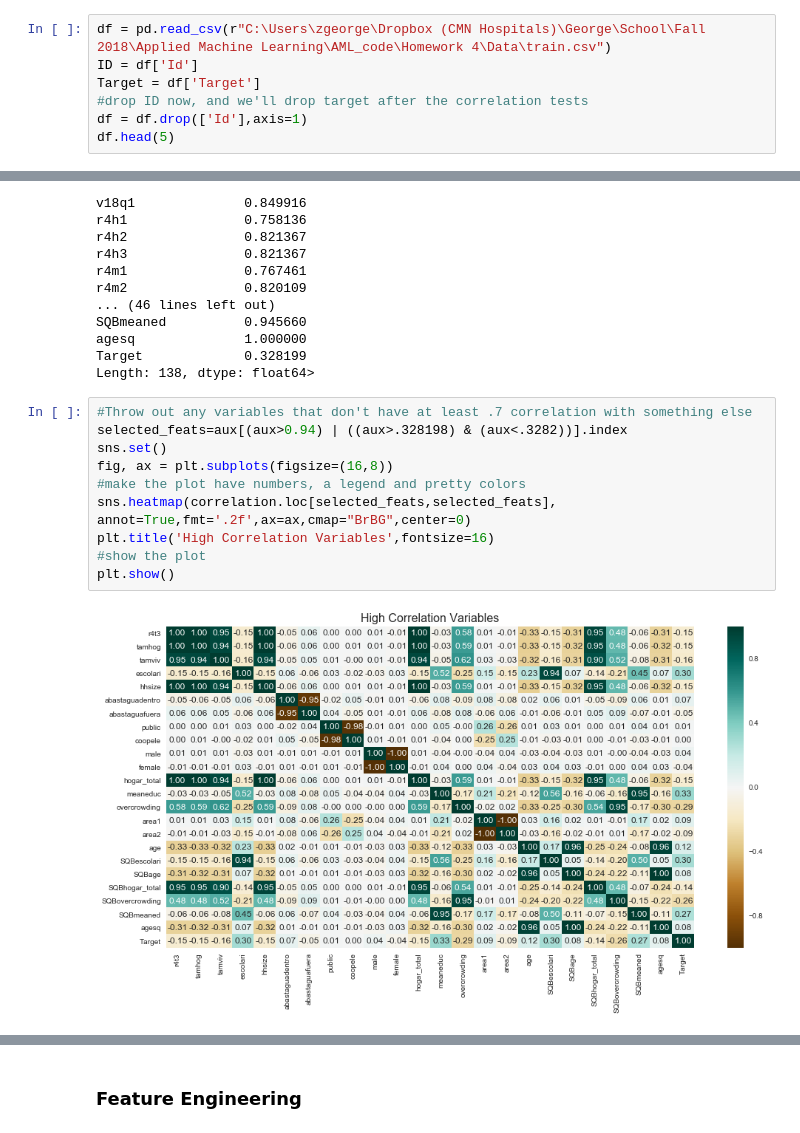
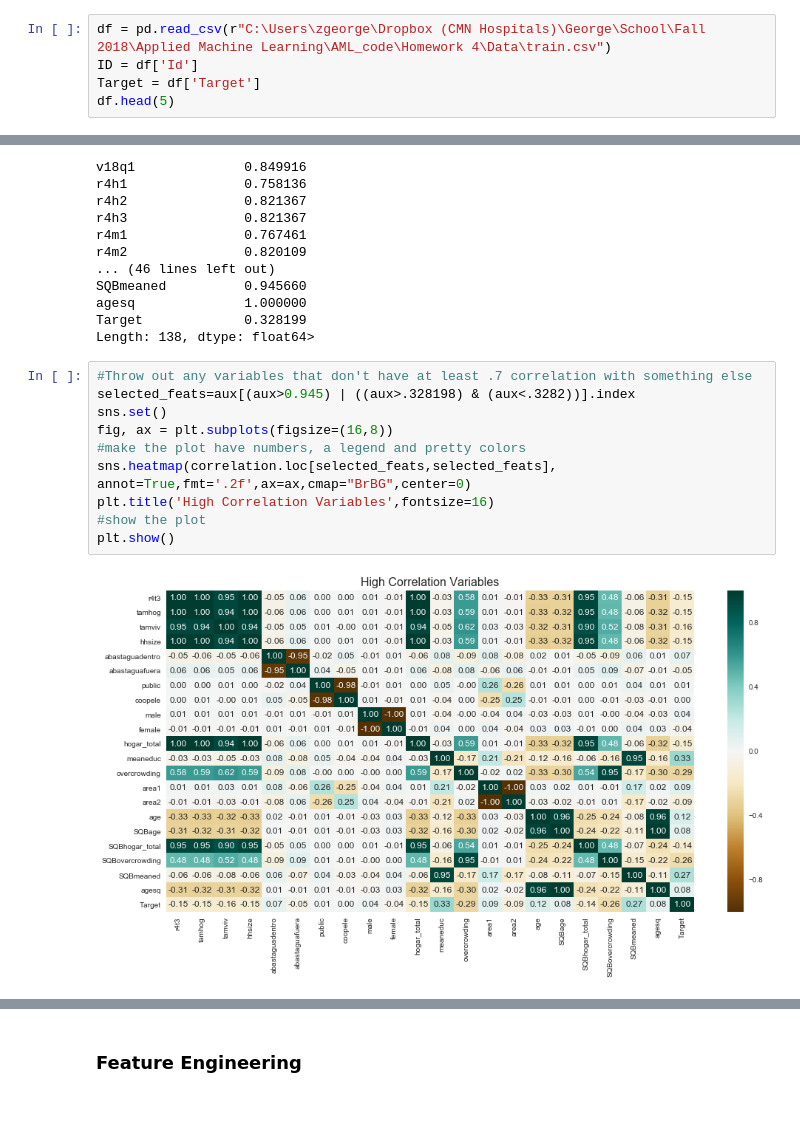
Before and after one commit to georgez-zgeorge/AML_code, a Jupyter notebook: Homework 4/Homework 4.ipynb, the cells around one changed output, grey strips where cells are left out. Drawn from its saved outputs; the diff is of its cells as text.

```diff
--- a/Homework 4/Homework 4.ipynb
+++ b/Homework 4/Homework 4.ipynb
@@ -26,7 +26,5 @@ warnings.filterwarnings('ignore')
 df = pd.read_csv(r"C:\Users\zgeorge\Dropbox (CMN Hospitals)\George\School\Fall 2018\Applied Machine Learning\AML_code\Homework 4\Data\train.csv")
 ID = df['Id']
 Target = df['Target']
-#drop ID now, and we'll drop target after the correlation tests
-df = df.drop(['Id'],axis=1)
 df.head(5)
 # %% [output]
@@ -174,14 +139,14 @@ Target             0.328199
 Length: 138, dtype: float64>
 # %%
 #Throw out any variables that don't have at least .7 correlation with something else
-selected_feats=aux[(aux>0.94) | ((aux>.328198) & (aux<.3282))].index
+selected_feats=aux[(aux>0.945) | ((aux>.328198) & (aux<.3282))].index
 sns.set()
 fig, ax = plt.subplots(figsize=(16,8))
 #make the plot have numbers, a legend and pretty colors
 sns.heatmap(correlation.loc[selected_feats,selected_feats], annot=True,fmt='.2f',ax=ax,cmap="BrBG",center=0)
 plt.title('High Correlation Variables',fontsize=16)
 #show the plot
 plt.show()
 # %% [output]
-[figure, old version]
+[figure, new version]
 # %% [markdown]
```
Also changed, not shown: parts of 41 cells of this notebook.
